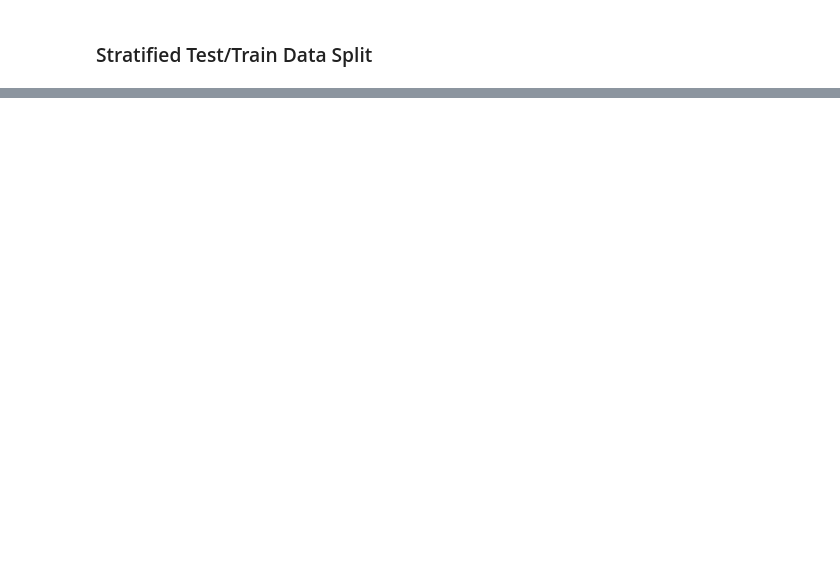
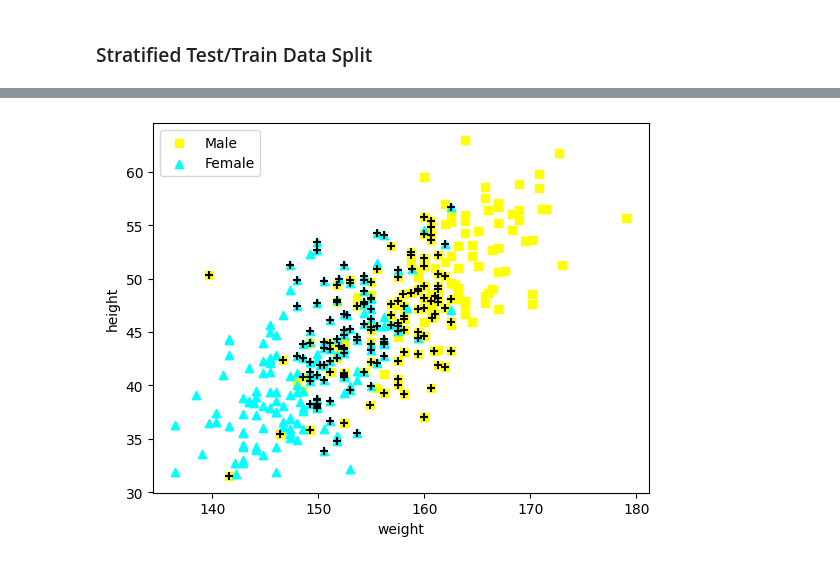
Before and after one commit to dgraves4/ml-jupyterlab3-classifiers, a Jupyter notebook: dgraves_lab3_starter.ipynb, the cells around one changed output, grey strips where cells are left out. Saved outputs shown, nothing was run; the diff lists cells and outputs as text; code cells hidden in the pictures; blank space fills up the shorter version.

```diff
--- a/dgraves_lab3_starter.ipynb
+++ b/dgraves_lab3_starter.ipynb
@@ -100,19 +96,0 @@ In our case we have no missing data, so the code here is just for reference.
-# %%
-# create a new feature with the name new
-howell_full['new'] = howell_full['male'] + howell_full['age']
-howell_full.info()
-
-# get rid of the new feature
-howell_full.drop(axis='columns', labels='new', inplace=True)
-howell_full.info()
-
-# remove rows that are missing values
-howell_full.dropna(axis='index', how="any", inplace=True)
-
-height_median = howell_full['height'].median()
-weight_average = howell_full['weight'].mean()
-
-# replace missing values by median or average (or any arbitrary value)
-howell_full['height'].fillna(height_median, inplace=True)
-howell_full['weight'].fillna(weight_average, inplace=True)
-howell_full.info()
@@ -390,0 +273,25 @@ Test male/female ratio: 0.8918918918918919
+# %%
+import matplotlib.pyplot as plt
+
+# get the values for the support vectors (the special instances)
+
+male_height = np.ma.masked_where(howell_adults['male']==0,
+    howell_adults['height'])
+female_height = np.ma.masked_where(howell_adults['male']==1,
+    howell_adults['height'])
+
+weight = howell_adults['weight']
+
+support_x = [x for (x,y) in svc_model.support_vectors_]
+support_y = [y for (x,y) in svc_model.support_vectors_]
+
+plt.scatter(male_height, weight, c='yellow', marker='s')
+plt.scatter(female_height, weight, c='cyan', marker='^')
+plt.scatter(support_x, support_y, c='black', marker='+')
+
+plt.xlabel('weight')
+plt.ylabel('height')
+plt.legend(['Male', 'Female'])
+plt.show()
+# %% [output]
+[figure, added]
```
Also changed, not shown: parts of 31 cells of this notebook, 3 other files.
